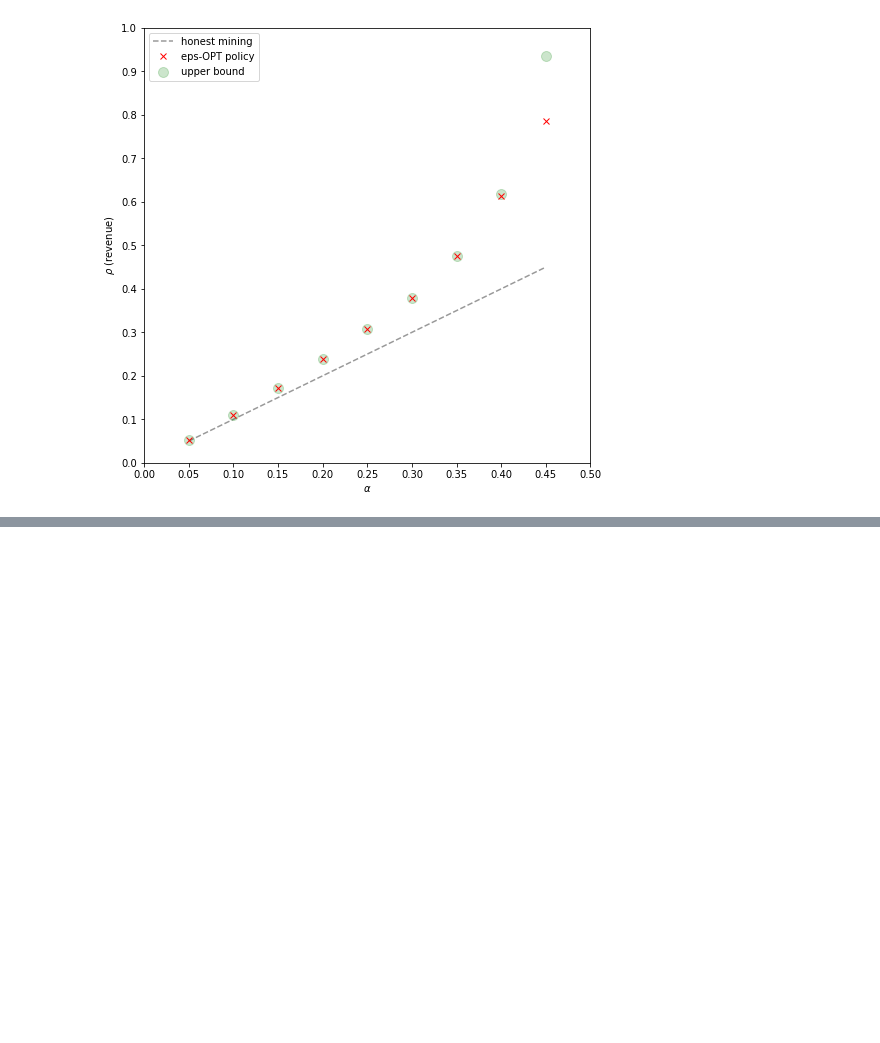
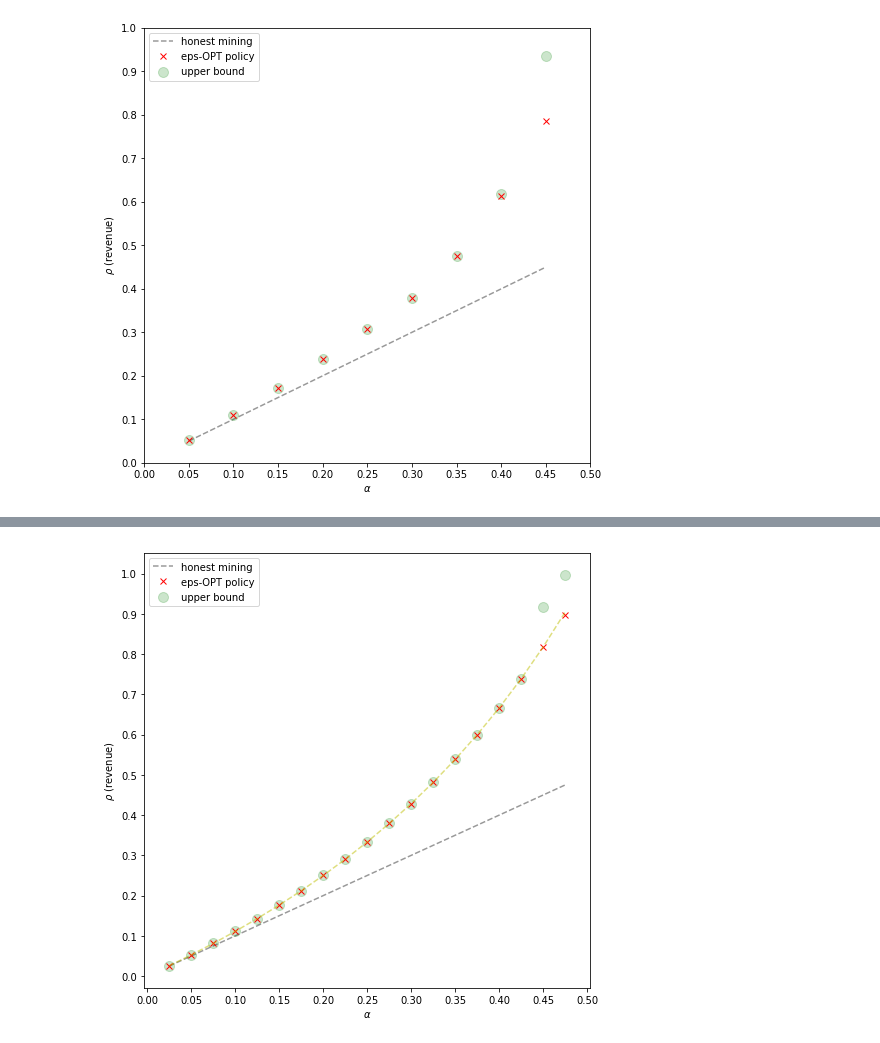
Before and after one commit to michaelneuder/parkes_lab_fa19, a Jupyter notebook: proof_of_work/mdps/results.ipynb, the cells around one changed output, grey strips where cells are left out. Cells and saved outputs as stored; diff of their text form; code cells hidden in the pictures; blank space fills up the shorter version.

```diff
--- a/proof_of_work/mdps/results.ipynb
+++ b/proof_of_work/mdps/results.ipynb
@@ -46,0 +125,40 @@ plt.show()
+# %%
+results = np.asarray(
+[[0.025, 0.02564239501953125, 0.02565460205078125],
+ [0.05, 0.05263519287109375, 0.05264739990234375],
+ [0.075, 0.08107757568359375, 0.08108978271484375],
+ [0.1, 0.11110687255859375, 0.11111907958984375],
+ [0.125, 0.14286041259765625, 0.14287261962890624],
+ [0.15, 0.17647552490234375, 0.17648773193359374],
+ [0.175, 0.21212005615234375, 0.21213226318359374],
+ [0.19999999999999998, 0.24999237060546875, 0.25000457763671874],
+ [0.22499999999999998, 0.29032135009765625, 0.29033355712890624],
+ [0.24999999999999997, 0.33333587646484375, 0.33334808349609374],
+ [0.27499999999999997, 0.37931060791015625, 0.37932281494140624],
+ [0.3, 0.42856597900390625, 0.42857818603515624],
+ [0.325, 0.48148345947265625, 0.48149566650390624],
+ [0.35, 0.5384597778320312, 0.5384719848632813],
+ [0.375, 0.5999984741210938, 0.6000106811523438],
+ [0.39999999999999997, 0.6666488647460938, 0.6666610717773438],
+ [0.425, 0.7390060424804688, 0.7390182495117188],
+ [0.45, 0.8170394897460938, 0.9170272827148438],
+ [0.475, 0.8965377807617188, 0.9965255737304688]]
+)
+x = results[:,0]
+lbs = results[:,1]
+ubs = results[:,2]
+# %%
+f, ax = plt.subplots(figsize=(8,8))
+ax.plot(x,x, 'k--', alpha=0.4, label='honest mining')
+ax.scatter(x, ubs, marker='o', c='g',s=100, alpha=0.2, label='upper bound')
+ax.plot(x, lbs, 'x', c='r', label='eps-OPT policy')
+ax.plot(x, x/(1-x), 'y--', alpha=0.5)
+ax.set_xticks(np.linspace(0.00, 0.5, 11))
+ax.set_yticks(np.linspace(0.00, 1, 11))
+ax.set_xlabel(r"$\alpha$")
+ax.set_ylabel(r"$\rho$ (revenue)")
+plt.legend(loc=2)
+plt.savefig('opt_results_4.png')
+plt.show()
+# %% [output]
+[figure, added]
```
Also changed, not shown: parts of 7 cells of this notebook, 9 other files.
